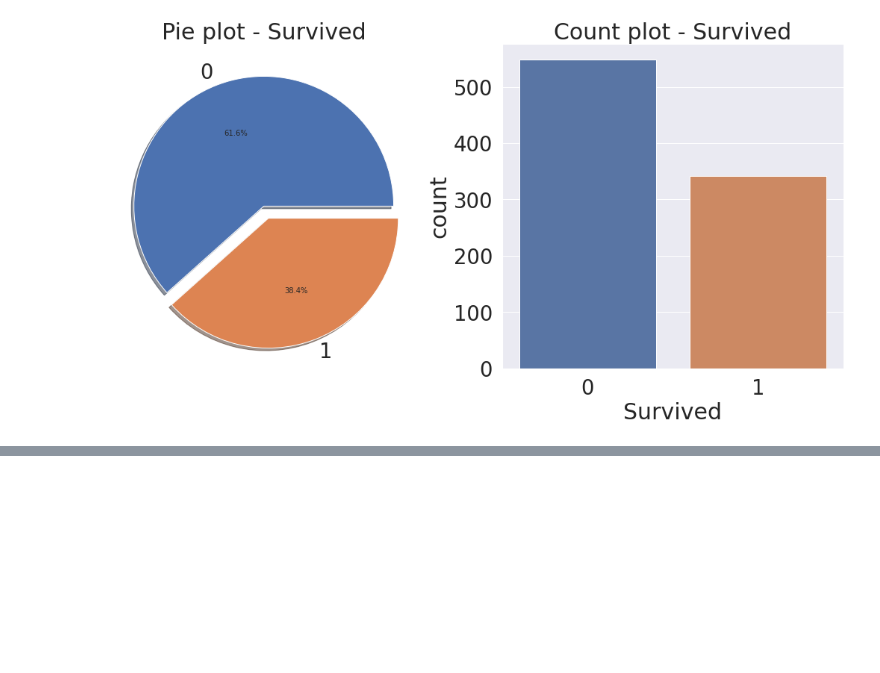
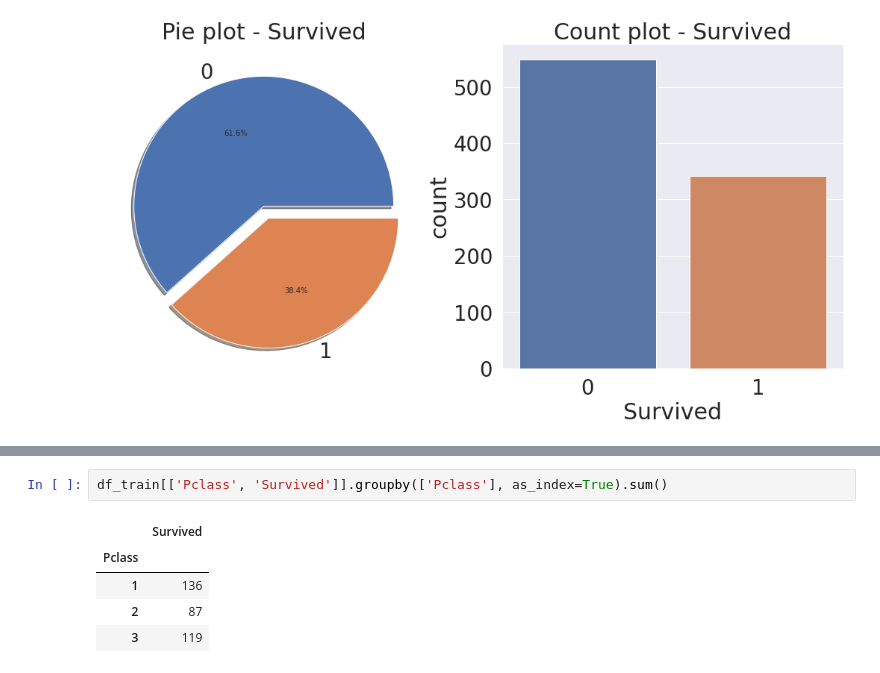
Before and after one commit to nayoung0306/kaggle_study, a Jupyter notebook: exploratory-data-0524.ipynb, the cells around one changed output, grey strips where cells are left out. Cells and saved outputs as stored; diff of their text form; blank space fills up the shorter version.

```diff
--- a/exploratory-data-0524.ipynb
+++ b/exploratory-data-0524.ipynb
@@ -115,0 +128,8 @@ plt.show()
+# %%
+df_train[['Pclass', 'Survived']].groupby(['Pclass'], as_index=True).sum()
+# %% [output]
+|  | Survived |
+| Pclass |  |
+| 1 | 136 |
+| 2 | 87 |
+| 3 | 119 |
```
Also changed, not shown: parts of 4 cells of this notebook.
